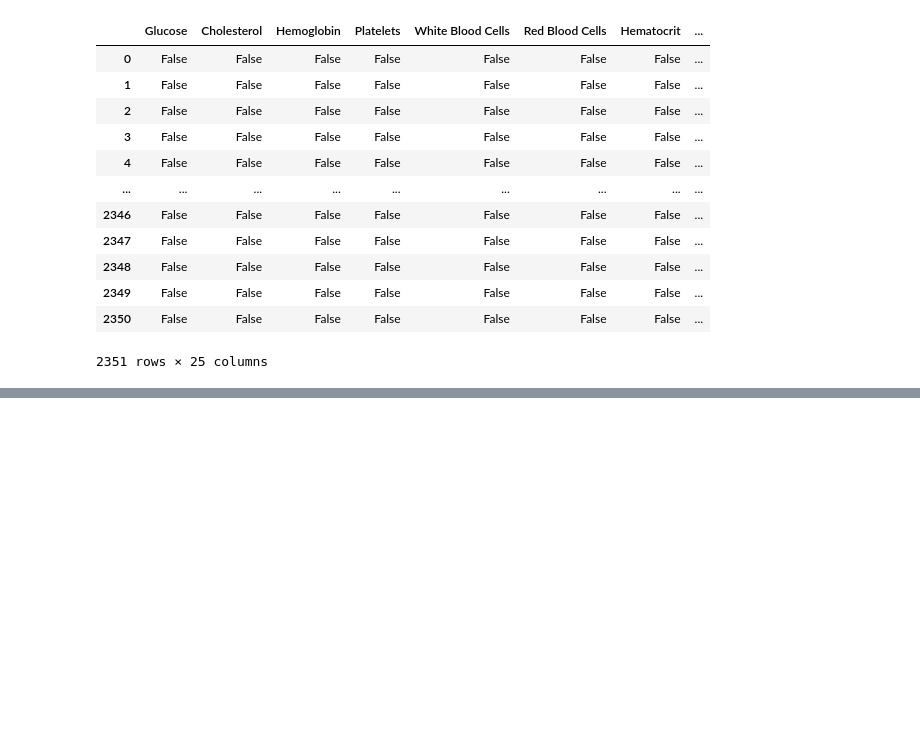
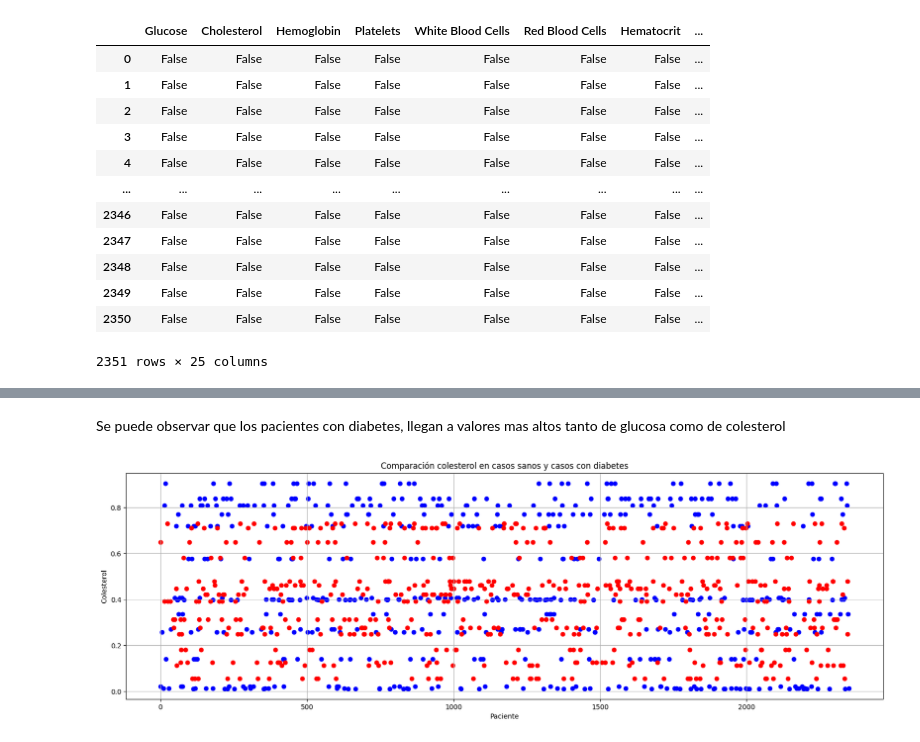
Before and after one commit to borisValdez/DataScience, a Jupyter notebook: ProyectoDS_ParteI_Boris.ipynb, the cells around one changed output, grey strips where cells are left out. Saved outputs shown, nothing was run; the diff lists cells and outputs as text; code cells hidden in the pictures; blank space fills up the shorter version.

```diff
--- a/ProyectoDS_ParteI_Boris.ipynb
+++ b/ProyectoDS_ParteI_Boris.ipynb
@@ -139,0 +140,17 @@ plt.show()
+# %% [markdown]
+Se puede observar que los pacientes con diabetes, llegan a valores mas altos tanto de glucosa como de colesterol
+# %%
+plt.figure(figsize=(20, 6))
+colors = ['red', 'blue']
+plt.scatter(indice, df_diabetes['Cholesterol'], color='blue', marker='o', label= 'Diabetes')
+plt.scatter(indice2, df_sano['Cholesterol'], color='red', marker='o', label="Sanos")
+# Añadir título y etiquetas de los ejes
+plt.title('Comparación colesterol en casos sanos y casos con diabetes')
+plt.xlabel('Paciente')
+plt.ylabel('Colesterol')
+
+# Mostrar el gráfico
+plt.grid(True)
+plt.show()
+# %% [output]
+[figure, added]
```
Also changed, not shown: parts of 3 cells of this notebook.
